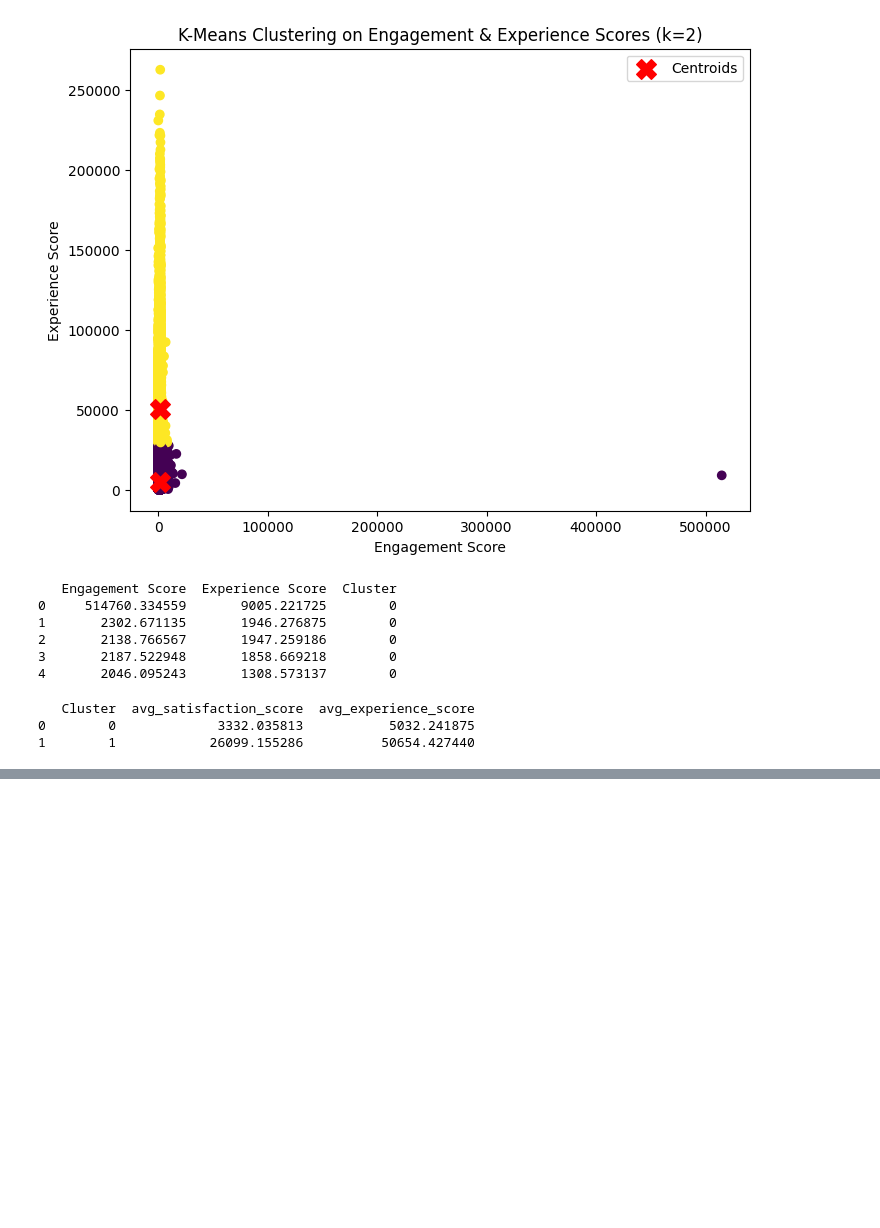
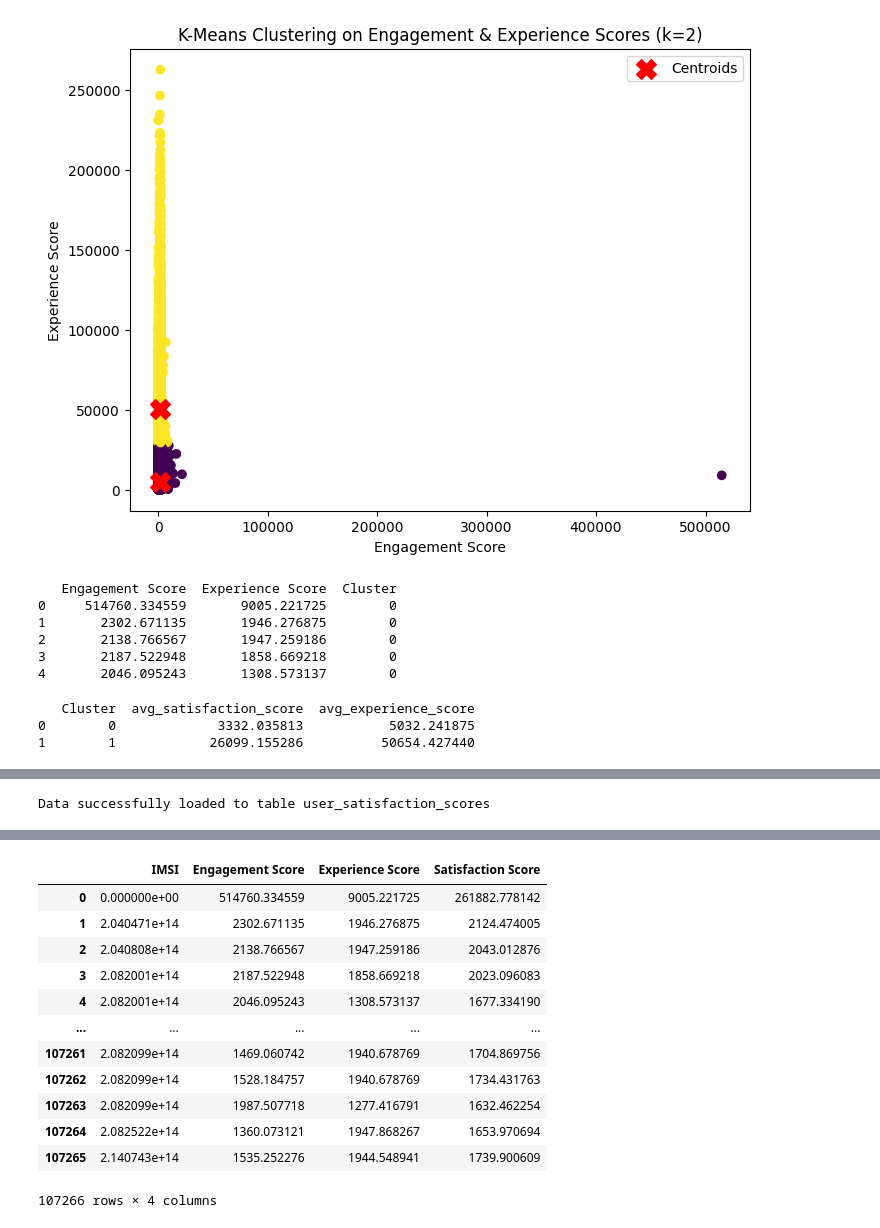
Before and after one commit to Bekyy/telecommunication-data-analysis, a Jupyter notebook: notebooks/Experience_and_Satisfaction Analysis.ipynb, the cells around one changed output, grey strips where cells are left out. Drawn from its saved outputs; the diff is of its cells as text; code cells hidden in the pictures; blank space fills up the shorter version.

```diff
--- a/notebooks/Experience_and_Satisfaction Analysis.ipynb
+++ b/notebooks/Experience_and_Satisfaction Analysis.ipynb
@@ -624,6 +679,10 @@ Index(['index', 'IMSI', 'Avg TCP DL Retransmission (MB)',
+# %%
+
+# Example usage
+load_data_to_postgres(merged_data[['IMSI', 'Engagement Score', 'Experience Score', 'Satisfaction Score']])
+# %% [output]
+Data successfully loaded to table user_satisfaction_scores
 # %%
-load_data_to_postgres(merged_data[['IMSI', 'Engagement Score', 'Experience Score', 'Satisfaction Score']])
-
 query = "SELECT * FROM user_satisfaction_scores;"  # Replace with your actual table name
 
 # Load data from PostgreSQL
@@ -634,3 +693,5 @@ if df is not None:
     print("Successfully loaded the data")
 else:
     print("Failed to load data.")
+df
+# %% [output]
@@ -636,0 +699,13 @@ else:
+|  | IMSI | Engagement Score | Experience Score | Satisfaction Score |
+| 0 | 0.000000e+00 | 514760.334559 | 9005.221725 | 261882.778142 |
+| 1 | 2.040471e+14 | 2302.671135 | 1946.276875 | 2124.474005 |
+| 2 | 2.040808e+14 | 2138.766567 | 1947.259186 | 2043.012876 |
+| 3 | 2.082001e+14 | 2187.522948 | 1858.669218 | 2023.096083 |
+| 4 | 2.082001e+14 | 2046.095243 | 1308.573137 | 1677.334190 |
+| ... | ... | ... | ... | ... |
+| 107261 | 2.082099e+14 | 1469.060742 | 1940.678769 | 1704.869756 |
+| 107262 | 2.082099e+14 | 1528.184757 | 1940.678769 | 1734.431763 |
+| 107263 | 2.082099e+14 | 1987.507718 | 1277.416791 | 1632.462254 |
+| 107264 | 2.082522e+14 | 1360.073121 | 1947.868267 | 1653.970694 |
+| 107265 | 2.140743e+14 | 1535.252276 | 1944.548941 | 1739.900609 |
+107266 rows × 4 columns
```
Also changed, not shown: parts of 7 cells of this notebook, 6 other files.
